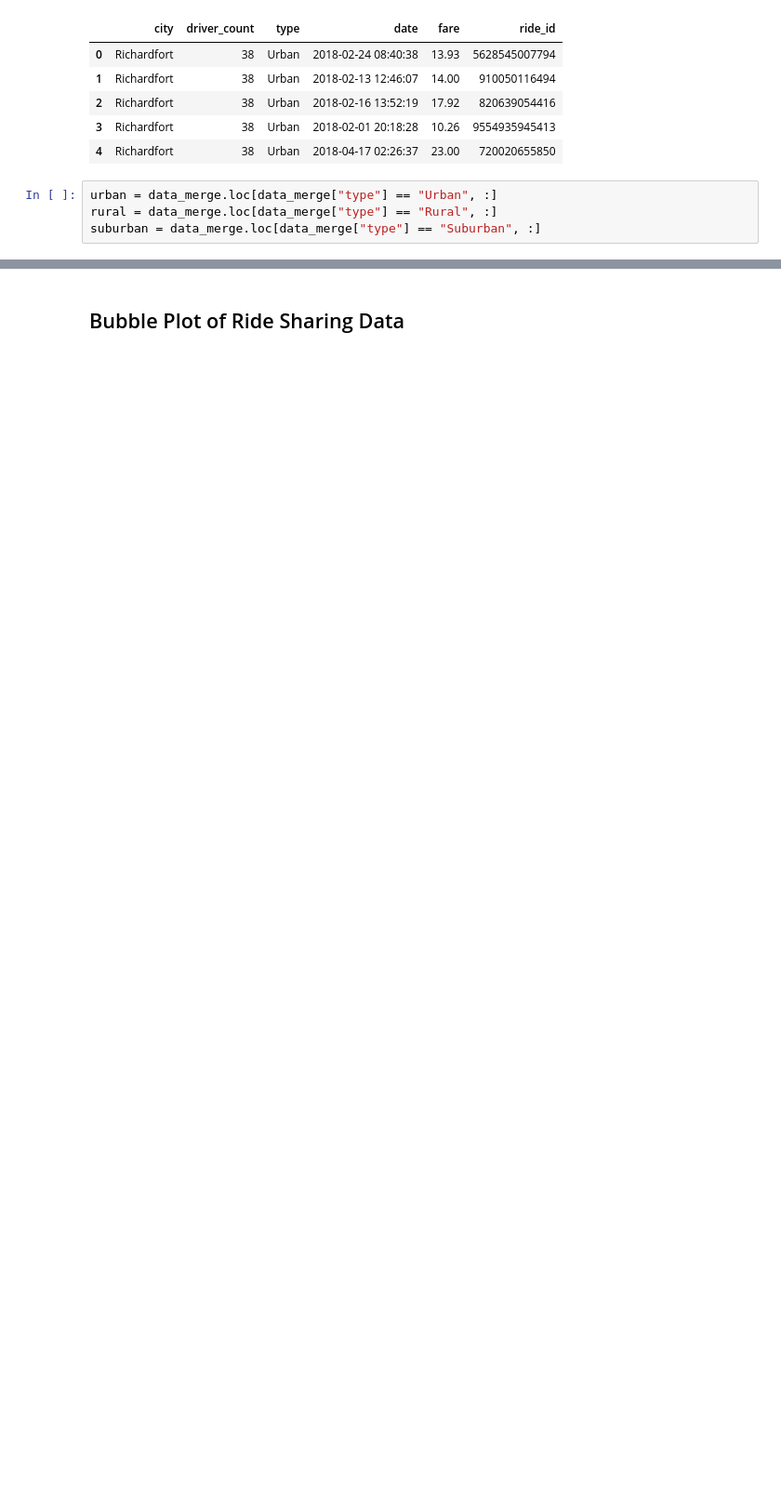
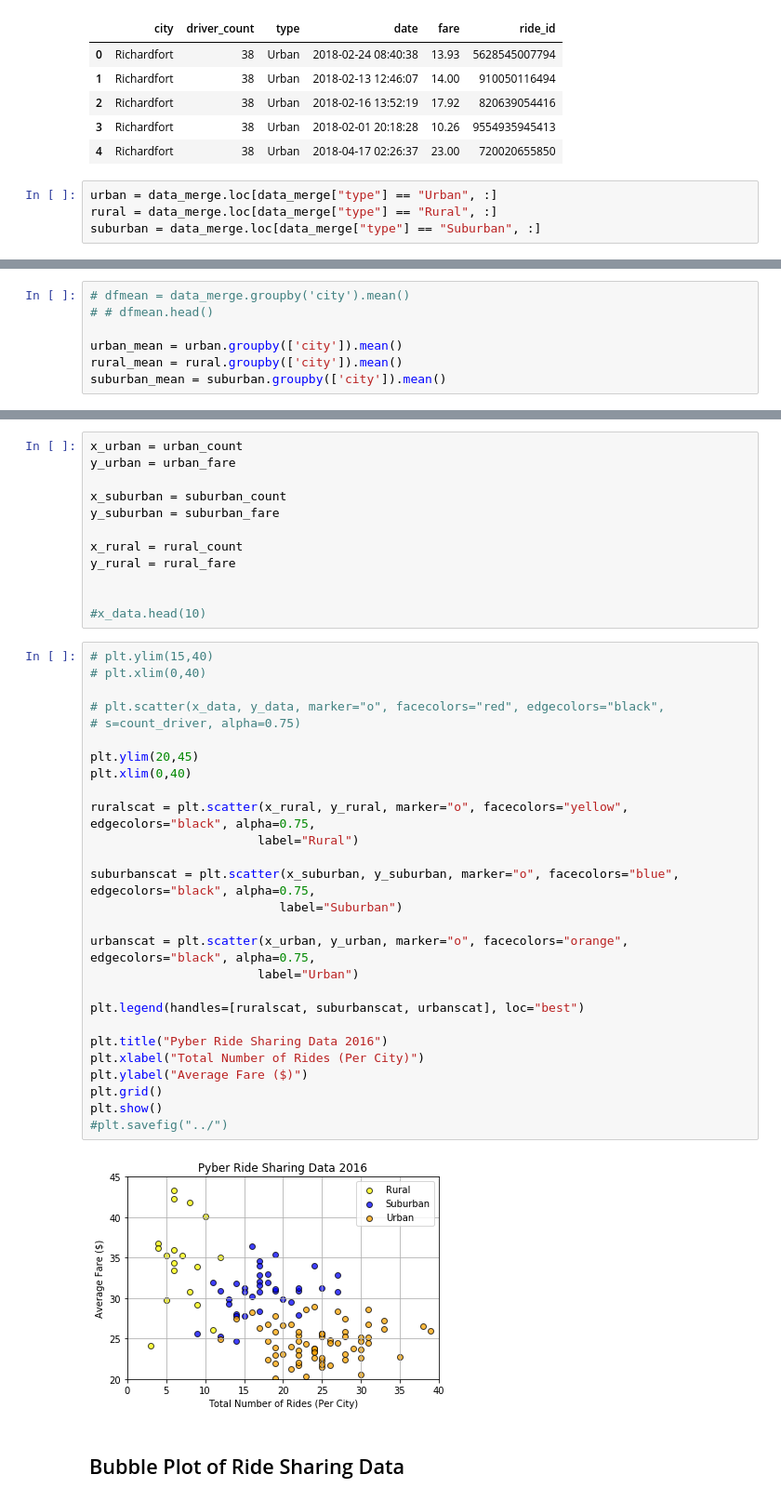
Before and after one commit to patesc/HW4, a Jupyter notebook: HW5 Matplot/pyber_starter.ipynb, the cells around one changed output, grey strips where cells are left out. Shown at 93% size. Saved outputs shown, nothing was run; the diff lists cells and outputs as text; blank space fills up the shorter version.

Commit message:
added changes to pyber

```diff
--- a/HW5 Matplot/pyber_starter.ipynb
+++ b/HW5 Matplot/pyber_starter.ipynb
@@ -65,0 +42,7 @@ circle_size = correlates with driver count per city
+# %%
+# dfmean = data_merge.groupby('city').mean()
+# # dfmean.head()
+
+urban_mean = urban.groupby(['city']).mean()
+rural_mean = rural.groupby(['city']).mean()
+suburban_mean = suburban.groupby(['city']).mean()
@@ -66,2 +65,43 @@ circle_size = correlates with driver count per city
+# %%
+x_urban = urban_count
+y_urban = urban_fare
+
+x_suburban = suburban_count
+y_suburban = suburban_fare
+
+x_rural = rural_count
+y_rural = rural_fare
+
+
+#x_data.head(10)
+# %%
+# plt.ylim(15,40)
+# plt.xlim(0,40)
+
+# plt.scatter(x_data, y_data, marker="o", facecolors="red", edgecolors="black",
+# s=count_driver, alpha=0.75)
+
+plt.ylim(20,45)
+plt.xlim(0,40)
+
+ruralscat = plt.scatter(x_rural, y_rural, marker="o", facecolors="yellow", edgecolors="black", alpha=0.75,
+                       label="Rural")
+
+suburbanscat = plt.scatter(x_suburban, y_suburban, marker="o", facecolors="blue", edgecolors="black", alpha=0.75,
+                          label="Suburban")
+
+urbanscat = plt.scatter(x_urban, y_urban, marker="o", facecolors="orange", edgecolors="black", alpha=0.75,
+                       label="Urban")
+
+plt.legend(handles=[ruralscat, suburbanscat, urbanscat], loc="best")
+
+plt.title("Pyber Ride Sharing Data 2016")
+plt.xlabel("Total Number of Rides (Per City)")
+plt.ylabel("Average Fare ($)")
+plt.grid()
+plt.show()
+#plt.savefig("../")
+# %% [output]
+[figure, added]
 # %% [markdown]
 ## Bubble Plot of Ride Sharing Data
```
Also changed, not shown: parts of 17 cells of this notebook, 1 other file.
